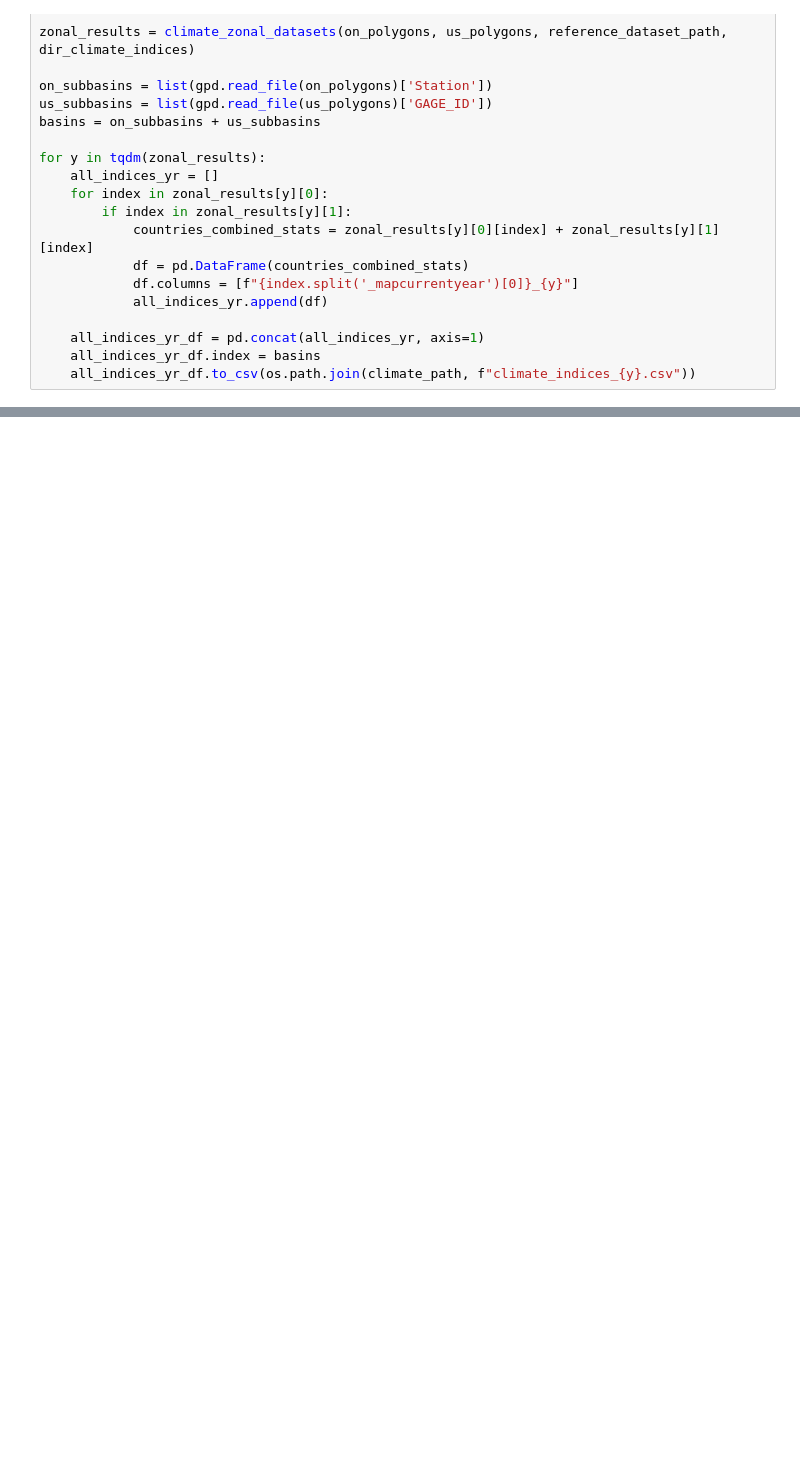
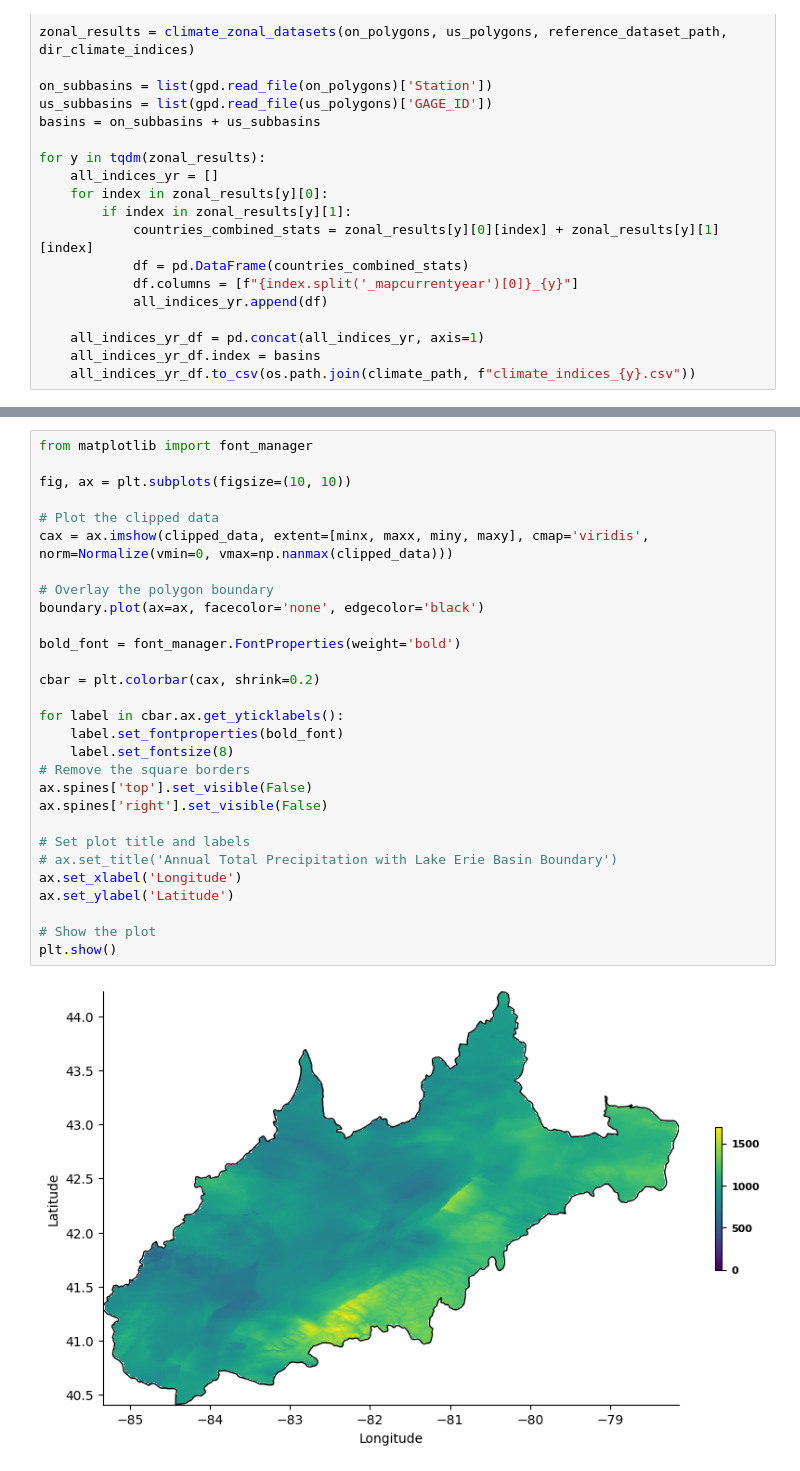
Before and after one commit to Steven-Mugisha/watershed_classification, a Jupyter notebook: climate_indices.ipynb, the cells around one changed output, grey strips where cells are left out. Cells and saved outputs as stored; diff of their text form; blank space fills up the shorter version.

```diff
--- a/climate_indices.ipynb
+++ b/climate_indices.ipynb
@@ -127,0 +166,31 @@ for y in tqdm(zonal_results):
+# %%
+from matplotlib import font_manager
+
+fig, ax = plt.subplots(figsize=(10, 10))
+
+# Plot the clipped data
+cax = ax.imshow(clipped_data, extent=[minx, maxx, miny, maxy], cmap='viridis', norm=Normalize(vmin=0, vmax=np.nanmax(clipped_data)))
+
+# Overlay the polygon boundary
+boundary.plot(ax=ax, facecolor='none', edgecolor='black')
+
+bold_font = font_manager.FontProperties(weight='bold')
+
+cbar = plt.colorbar(cax, shrink=0.2)
+
+for label in cbar.ax.get_yticklabels():
+    label.set_fontproperties(bold_font)
+    label.set_fontsize(8)
+# Remove the square borders
+ax.spines['top'].set_visible(False)
+ax.spines['right'].set_visible(False)
+
+# Set plot title and labels
+# ax.set_title('Annual Total Precipitation with Lake Erie Basin Boundary')
+ax.set_xlabel('Longitude')
+ax.set_ylabel('Latitude')
+
+# Show the plot
+plt.show()
+# %% [output]
+[figure, added]
```
Also changed, not shown: parts of 2 cells of this notebook, 4 other files.
